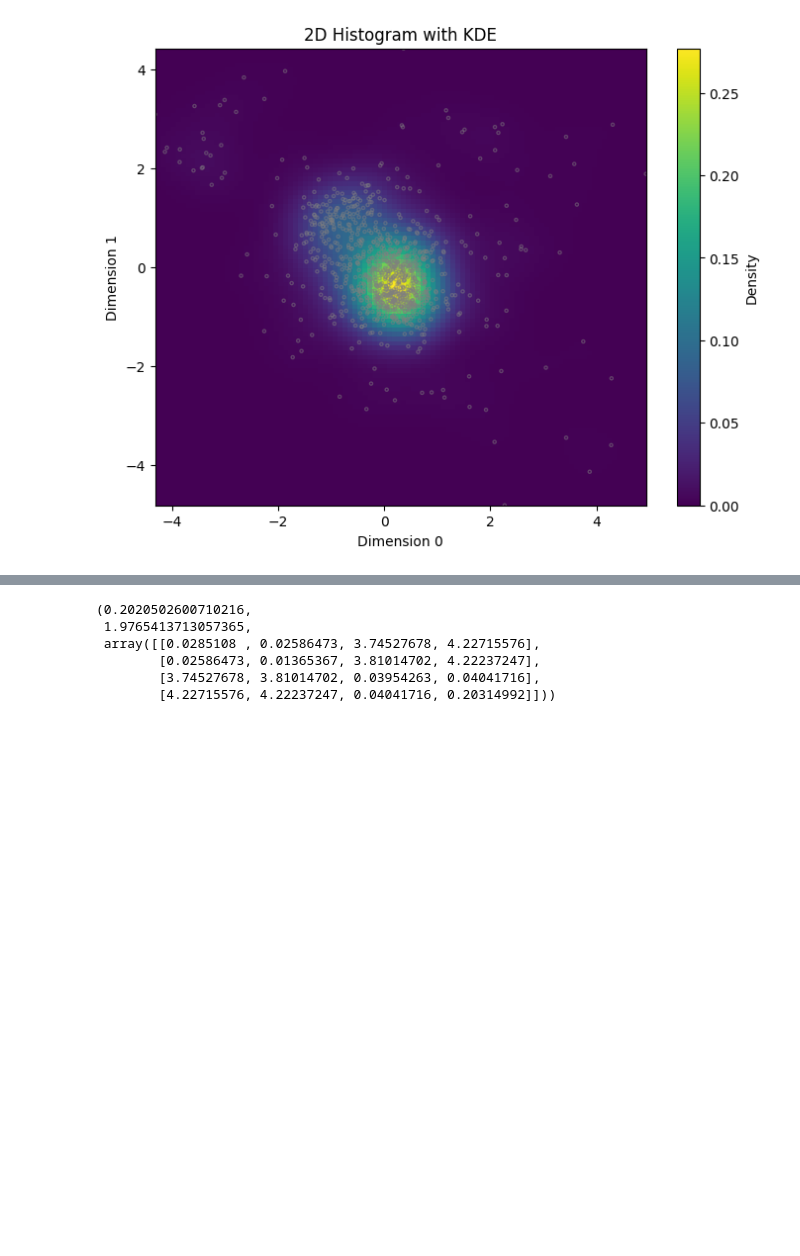
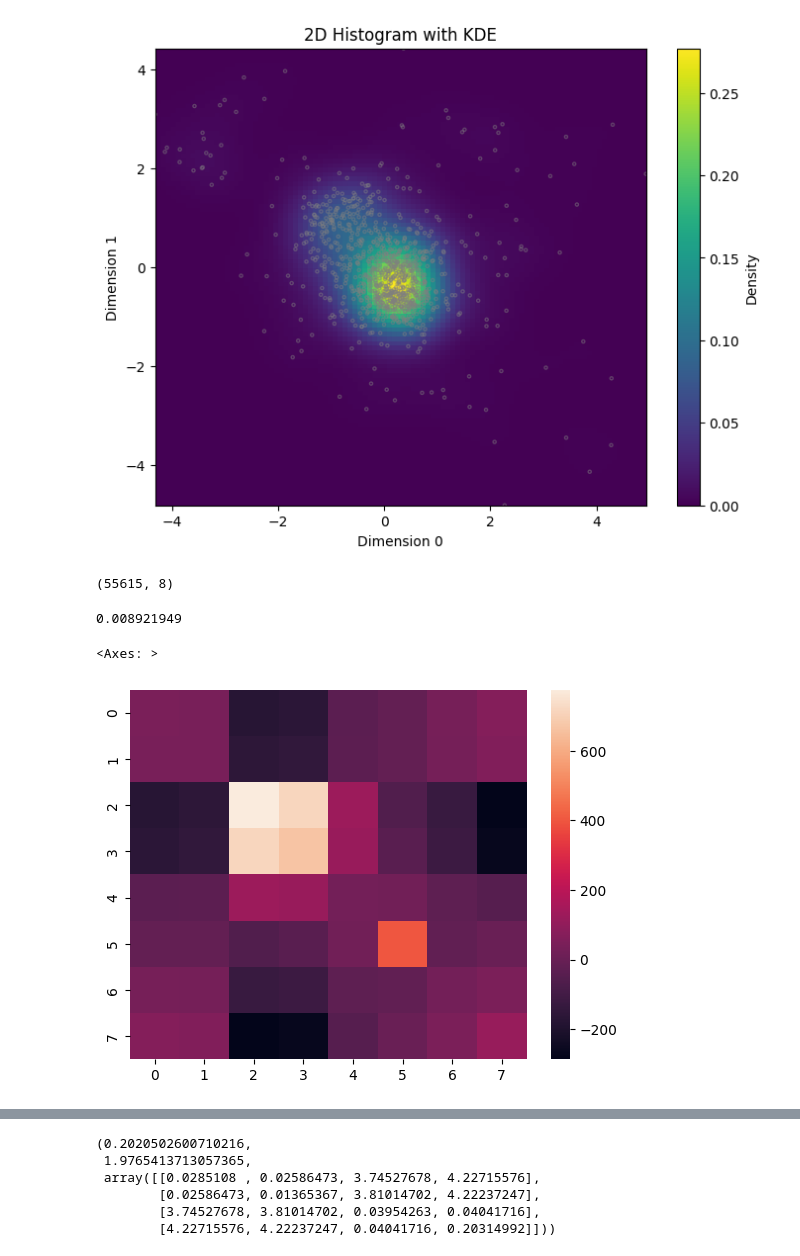
Before and after one commit to MattyAB/ecg_transfer, a Jupyter notebook: autoencoder.ipynb, the cells around one changed output, grey strips where cells are left out. Saved outputs shown, nothing was run; the diff lists cells and outputs as text; code cells hidden in the pictures; blank space fills up the shorter version.

Commit message:
Started to make PartialDataset experiments.

```diff
--- a/autoencoder.ipynb
+++ b/autoencoder.ipynb
@@ -95,0 +169,9 @@ plot_patient_beat_sample(2, 20)
+# %%
+total = 0
+count = 0
+
+for i in tqdm(range(len(groups))):
+    total += compare_patients_dtw(groups[i], groups[i])
+    count += 1
+
+print(total / count)
@@ -128,7 +212,7 @@ class BeatDataset(Dataset):
 
 # beat_dataset = BeatDataset(random.sample(beats, 10), device, label_map)
 beat_dataset = BeatDataset(beats, device, label_map)
-beat_dataloader = DataLoader(beat_dataset, batch_size=128, shuffle=True)
+beat_dataloader = DataLoader(beat_dataset, batch_size=512, shuffle=True)
 # %%
 class Encoder(nn.Module):
     def __init__(self, lstm_count=32):
@@ -207,6 +291,6 @@ class AEModel(nn.Module):
         return x
 
 model = AEModel(lstm_count=16).to(device)
-model_path = 'autoencoder16_squeeze.pt'
+model_path = 'autoencoder16.pt'
 model.load_state_dict(torch.load(model_path), strict=False)
 # %% [output]
@@ -531,3 +634,24 @@ plot_2d_density(groups[21][:1000])
 # print(relative_entropy(groups[21][:1000], groups[21][1000:]))
 # %% [output]
 [figure]
+# %%
+groups = []
+groups += calculate_divergences_category('N')
+# groups += calculate_divergences_category('P')
+# groups += calculate_divergences_category('L')
+# groups += calculate_divergences_category('R')
+# %%
+groups_app.shape
+# %% [output]
+(55615, 8)
+# %%
+groups_app = np.concatenate(groups, axis=0)
+print(groups_app[:,i].var())
+for i in range(groups_app.shape[1]):
+    groups_app[:,i] /= groups_app[:,i].var()
+print(groups_app[:,i].var())
+sns.heatmap(np.cov(groups_app.transpose()))
+# %% [output]
+0.008921949
+<Axes: >
+[figure, added]
```
Also changed, not shown: parts of 13 cells of this notebook, 5 other files.
